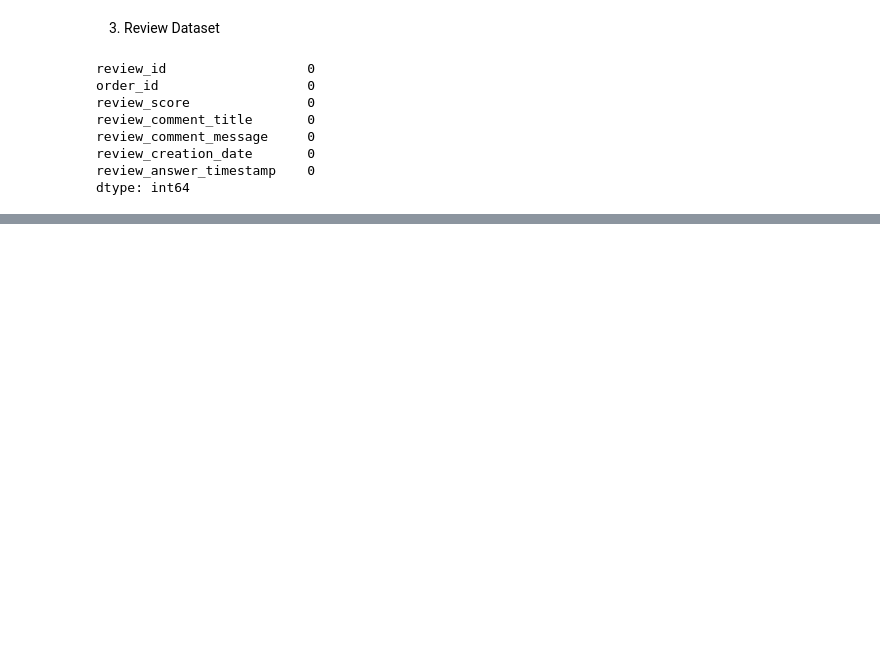
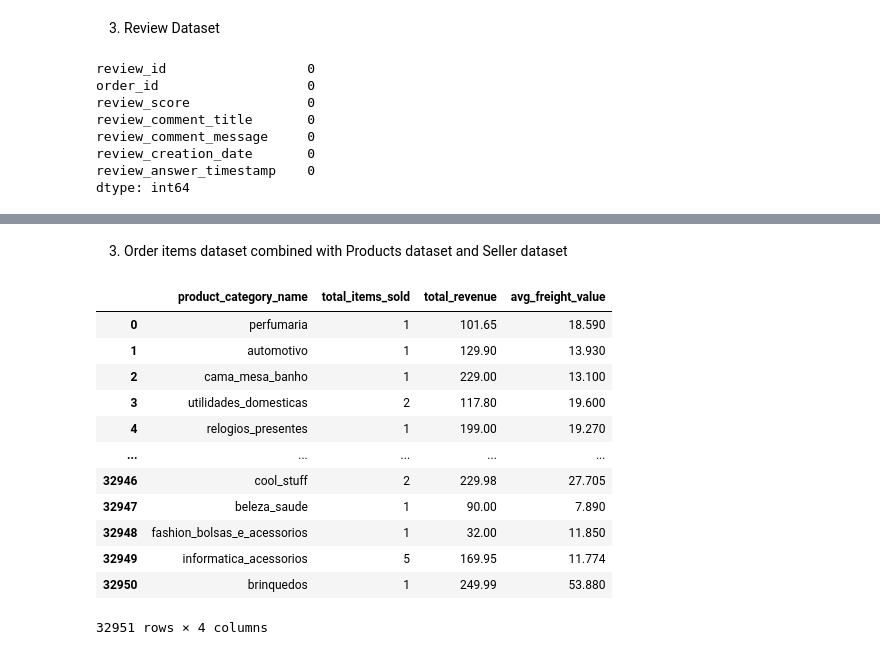
Before and after one commit to nathsteve13/ecommerce-dataset-analysis, a Jupyter notebook: notebook.ipynb, the cells around one changed output, grey strips where cells are left out. Saved outputs shown, nothing was run; the diff lists cells and outputs as text; code cells hidden in the pictures; blank space fills up the shorter version.

```diff
--- a/notebook.ipynb
+++ b/notebook.ipynb
@@ -382,0 +524,34 @@ dtype: int64
+# %% [markdown]
+3. Order items dataset combined with Products dataset and Seller dataset
+# %%
+# Show total item sold, revenue, and average freight_value for each products
+
+df_product_agg = df_order_items.groupby('product_id').agg({
+    'order_item_id': 'count',
+    'price': 'sum',
+    'freight_value': 'mean'
+}).rename(columns={
+    'order_item_id': 'total_items_sold',
+    'price': 'total_revenue',
+    'freight_value': 'avg_freight_value'
+})
+
+df_final = pd.merge(df_product_agg, df_products[['product_id', 'product_category_name']], on='product_id')
+
+df_final = pd.merge(df_final, df_product_category[['product_category_name']], on='product_category_name', how='left')
+
+df_final[['product_category_name', 'total_items_sold', 'total_revenue', 'avg_freight_value']]
+# %% [output]
+|  | product_category_name | total_items_sold | total_revenue | avg_freight_value |
+| 0 | perfumaria | 1 | 101.65 | 18.590 |
+| 1 | automotivo | 1 | 129.90 | 13.930 |
+| 2 | cama_mesa_banho | 1 | 229.00 | 13.100 |
+| 3 | utilidades_domesticas | 2 | 117.80 | 19.600 |
+| 4 | relogios_presentes | 1 | 199.00 | 19.270 |
+| ... | ... | ... | ... | ... |
+| 32946 | cool_stuff | 2 | 229.98 | 27.705 |
+| 32947 | beleza_saude | 1 | 90.00 | 7.890 |
+| 32948 | fashion_bolsas_e_acessorios | 1 | 32.00 | 11.850 |
+| 32949 | informatica_acessorios | 5 | 169.95 | 11.774 |
+| 32950 | brinquedos | 1 | 249.99 | 53.880 |
+32951 rows × 4 columns
```
Also changed, not shown: parts of 27 cells of this notebook.
